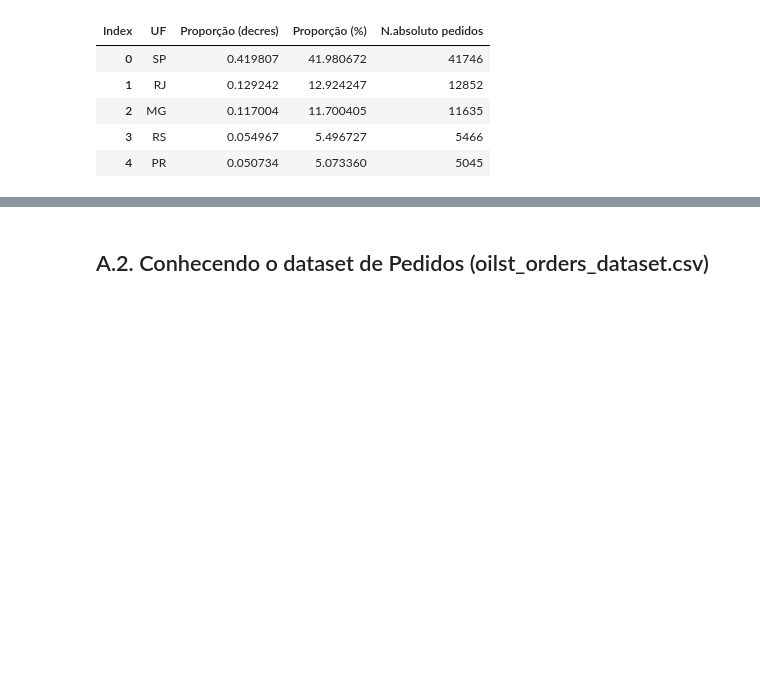
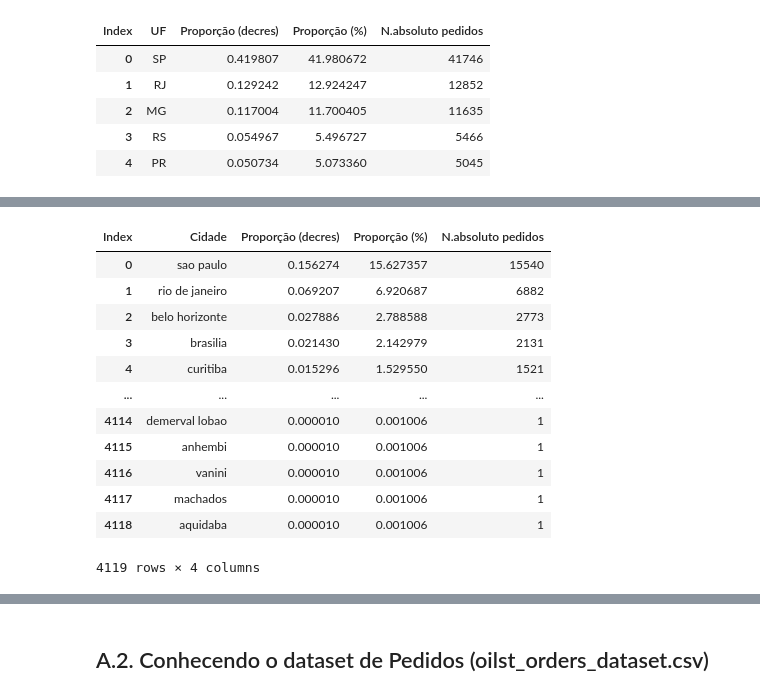
Before and after one commit to julianabpeixoto/data-science-portfolio, a Jupyter notebook: santander_coders_2023_2semestre_trilha_data_science_tecnicas_programacao_1_projeto_final/jbp_projeto_final.ipynb, the cells around one changed output, grey strips where cells are left out. Saved outputs shown, nothing was run; the diff lists cells and outputs as text; code cells hidden in the pictures; blank space fills up the shorter version.

```diff
--- a/santander_coders_2023_2semestre_trilha_data_science_tecnicas_programacao_1_projeto_final/jbp_projeto_final.ipynb
+++ b/santander_coders_2023_2semestre_trilha_data_science_tecnicas_programacao_1_projeto_final/jbp_projeto_final.ipynb
@@ -621,0 +633,22 @@ uf_pedidos_maiores_media.plot(kind='barh', figsize=(10, 6), color ='orange')
+# %%
+# Criar uma nova coluna em df_clientes_cidades_com_pedidos com dados absolutos do número de pedidos
+
+df_clientes_cidades_com_pedidos['N.absoluto pedidos'] = df_clientes.groupby('customer_city')['customer_id'].nunique()
+df_clientes_cidades_com_pedidos.reset_index(inplace=True)
+df_clientes_cidades_com_pedidos = df_clientes_cidades_com_pedidos.rename(columns={'index': 'Cidade'})
+df_clientes_cidades_com_pedidos = df_clientes_cidades_com_pedidos.rename_axis('Index', axis='columns')
+df_clientes_cidades_com_pedidos
+# %% [output]
+| Index | Cidade | Proporção (decres) | Proporção (%) | N.absoluto pedidos |
+| 0 | sao paulo | 0.156274 | 15.627357 | 15540 |
+| 1 | rio de janeiro | 0.069207 | 6.920687 | 6882 |
+| 2 | belo horizonte | 0.027886 | 2.788588 | 2773 |
+| 3 | brasilia | 0.021430 | 2.142979 | 2131 |
+| 4 | curitiba | 0.015296 | 1.529550 | 1521 |
+| ... | ... | ... | ... | ... |
+| 4114 | demerval lobao | 0.000010 | 0.001006 | 1 |
+| 4115 | anhembi | 0.000010 | 0.001006 | 1 |
+| 4116 | vanini | 0.000010 | 0.001006 | 1 |
+| 4117 | machados | 0.000010 | 0.001006 | 1 |
+| 4118 | aquidaba | 0.000010 | 0.001006 | 1 |
+4119 rows × 4 columns
```
Also changed, not shown: parts of 24 cells of this notebook.
